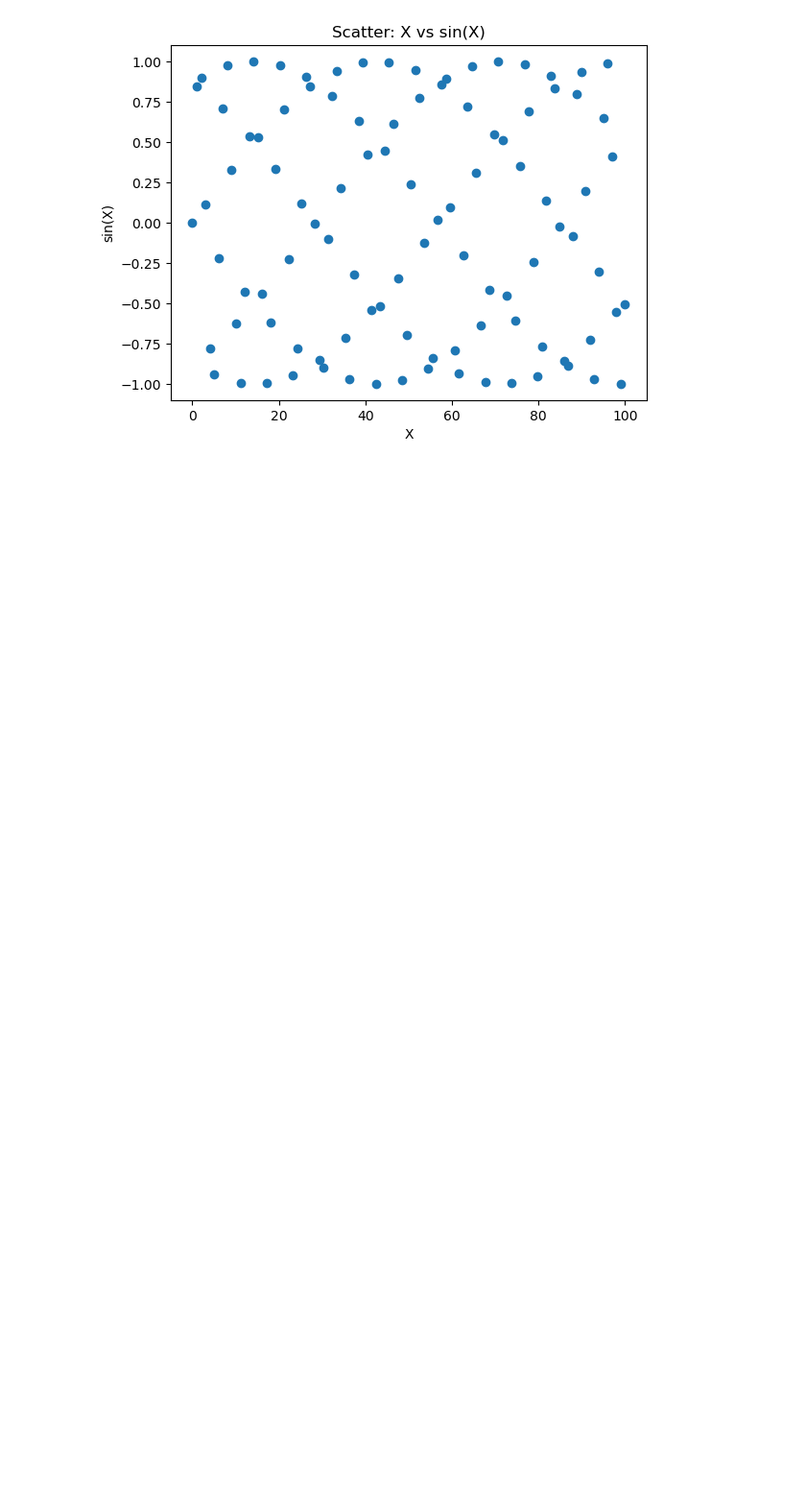
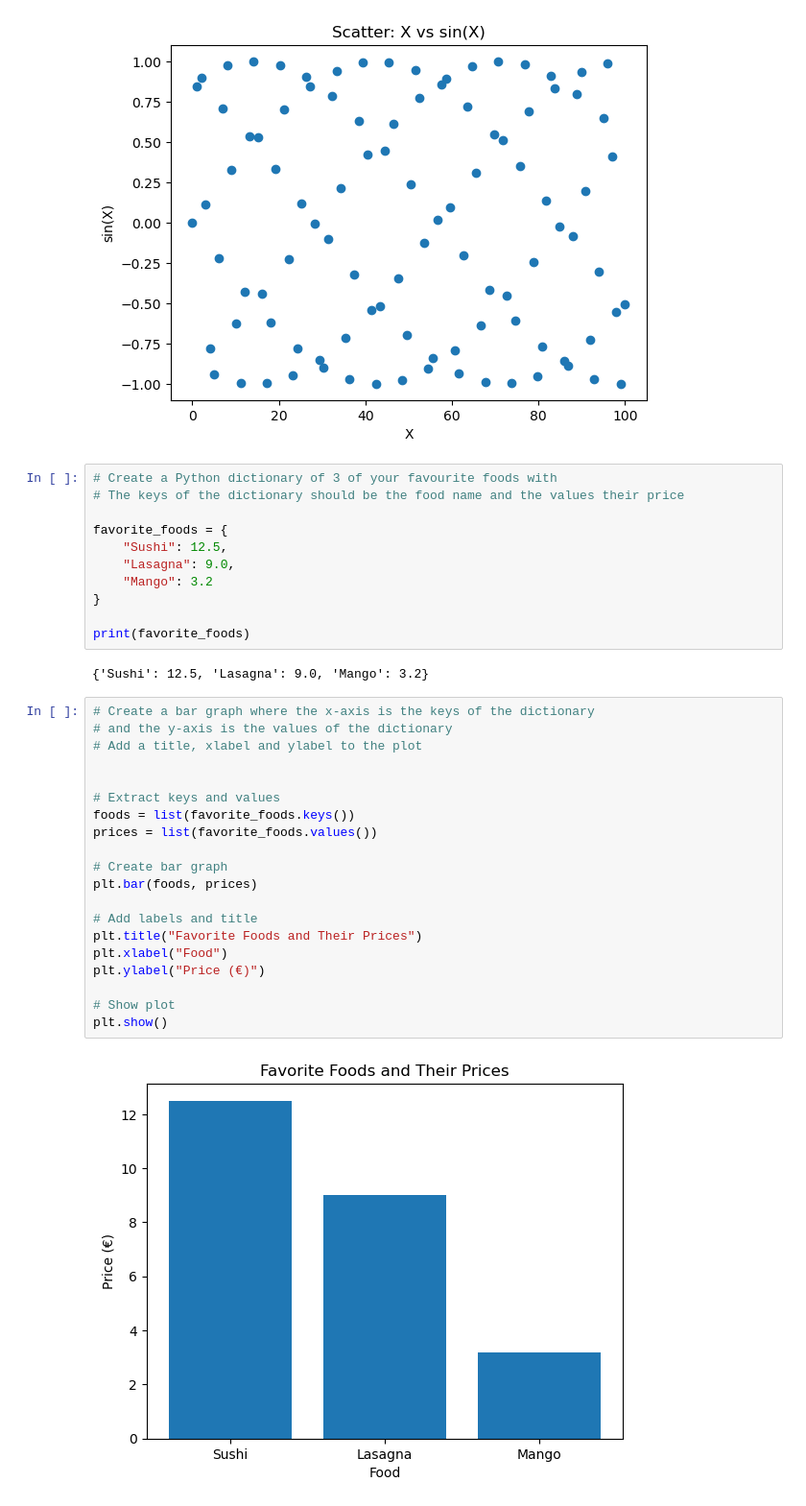
Before and after one commit to T-jorven/Machine_Learning_Traning-, a Jupyter notebook: notebooks/Matplotlib_Practice.ipynb, the cells around one changed output. Shown: that part at 96% size. Drawn from its saved outputs; the diff is of its cells as text; blank space fills up the shorter version.

```diff
--- a/notebooks/Matplotlib_Practice.ipynb
+++ b/notebooks/Matplotlib_Practice.ipynb
@@ -156,3 +156,38 @@ plt.show()
 # %% [output]
 [figure]
 [figure]
+# %%
+# Create a Python dictionary of 3 of your favourite foods with
+# The keys of the dictionary should be the food name and the values their price
+
+favorite_foods = {
+    "Sushi": 12.5,
+    "Lasagna": 9.0,
+    "Mango": 3.2
+}
+
+print(favorite_foods)
+# %% [output]
+{'Sushi': 12.5, 'Lasagna': 9.0, 'Mango': 3.2}
+# %%
+# Create a bar graph where the x-axis is the keys of the dictionary
+# and the y-axis is the values of the dictionary
+# Add a title, xlabel and ylabel to the plot
+
+
+# Extract keys and values
+foods = list(favorite_foods.keys())
+prices = list(favorite_foods.values())
+
+# Create bar graph
+plt.bar(foods, prices)
+
+# Add labels and title
+plt.title("Favorite Foods and Their Prices")
+plt.xlabel("Food")
+plt.ylabel("Price (€)")
+
+# Show plot
+plt.show()
+# %% [output]
+[figure, added]
```
Also changed, not shown: parts of 12 cells of this notebook, 1 other file.
